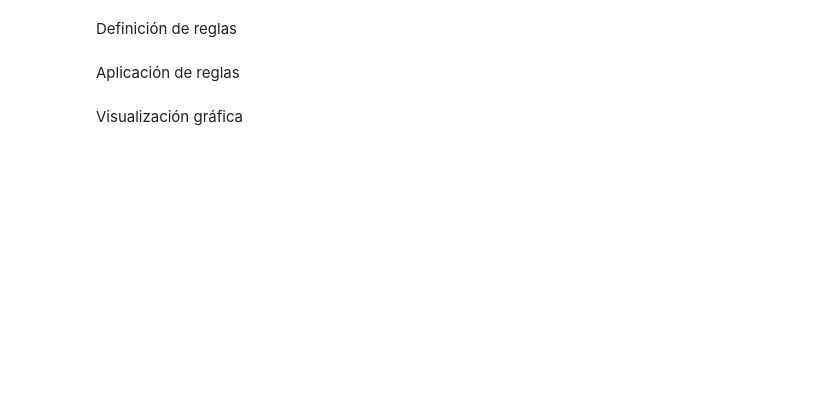
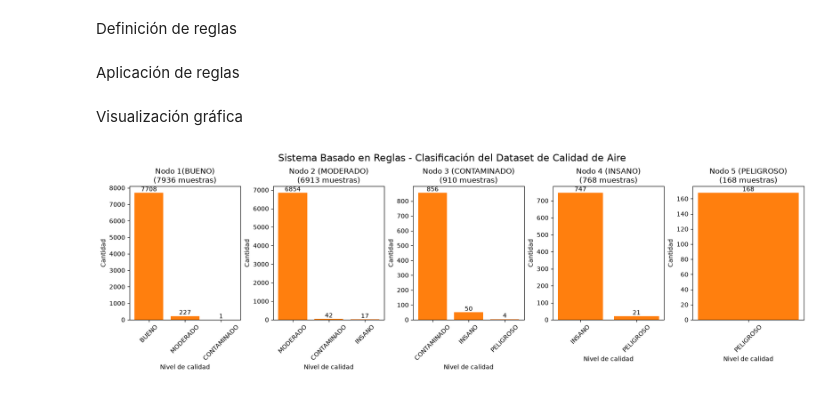
Before and after one commit to ErikAT04/PIA_SBRFUZZY, a Jupyter notebook: 03c_SBR_Practica1.ipynb, the cells around one changed output. Drawn from its saved outputs; the diff is of its cells as text; code cells hidden in the pictures; blank space fills up the shorter version.

```diff
--- a/03c_SBR_Practica1.ipynb
+++ b/03c_SBR_Practica1.ipynb
@@ -84,6 +117,58 @@ data.head()
 # %% [markdown]
 Definición de reglas
+# %%
+def clasificar_basado_en_reglas(calidad_aqi_2_5):
+    if calidad_aqi_2_5 > 50:
+        if calidad_aqi_2_5 > 100:
+            if calidad_aqi_2_5 > 150:
+                if calidad_aqi_2_5 > 200:
+                    return "Nodo 5 (PELIGROSO)"
+                else:
+                    return "Nodo 4 (INSANO)"
+            else:
+                return "Nodo 3 (CONTAMINADO)"
+        else:
+            return "Nodo 2 (MODERADO)"
+    else:
+        return "Nodo 1(BUENO)"
 # %% [markdown]
 Aplicación de reglas
+# %%
+def aplicar_reglas(row):
+    return clasificar_basado_en_reglas(row["PM2.5 AQI Value"])
+
+data["nodo"] = data.apply(aplicar_reglas, axis=1)
 # %% [markdown]
 Visualización gráfica
+# %%
+nodos_finales = data['nodo'].unique()
+nodos_finales.sort()
+fig, axes = plt.subplots(1, len(nodos_finales), figsize=(16, 5), constrained_layout=True)
+
+for ax, nodo in zip(axes, nodos_finales):
+    nodo_data = data[data['nodo'] == nodo]
+    species_counts = nodo_data['AQI Level'].value_counts()
+    # Crear las barras
+    bars = ax.bar(species_counts.index, species_counts.values)
+
+    # Añadir las cantidades encima de las barras
+    for bar in bars:
+        height = bar.get_height()
+        ax.text(
+            bar.get_x() + bar.get_width() / 2,  # Posición horizontal (centro de la barra)
+            height,  # Posición vertical (altura de la barra)
+            str(height),  # Texto a mostrar (la cantidad)
+            ha='center', va='bottom', fontsize=10  # Alineación y tamaño de fuente
+        )
+
+    # Configurar títulos y etiquetas
+    ax.bar(species_counts.index, species_counts.values)
+    ax.set_title(f"{nodo}\n({len(nodo_data)} muestras)")
+    ax.set_xlabel("Nivel de calidad")
+    ax.set_ylabel("Cantidad")
+    ax.set_xticklabels(species_counts.index, rotation=45)
+
+plt.suptitle("Sistema Basado en Reglas - Clasificación del Dataset de Calidad de Aire", fontsize=16)
+plt.show()
+# %% [output]
+[figure, added]
```
Also changed, not shown: parts of 11 cells of this notebook, 1 other file.
